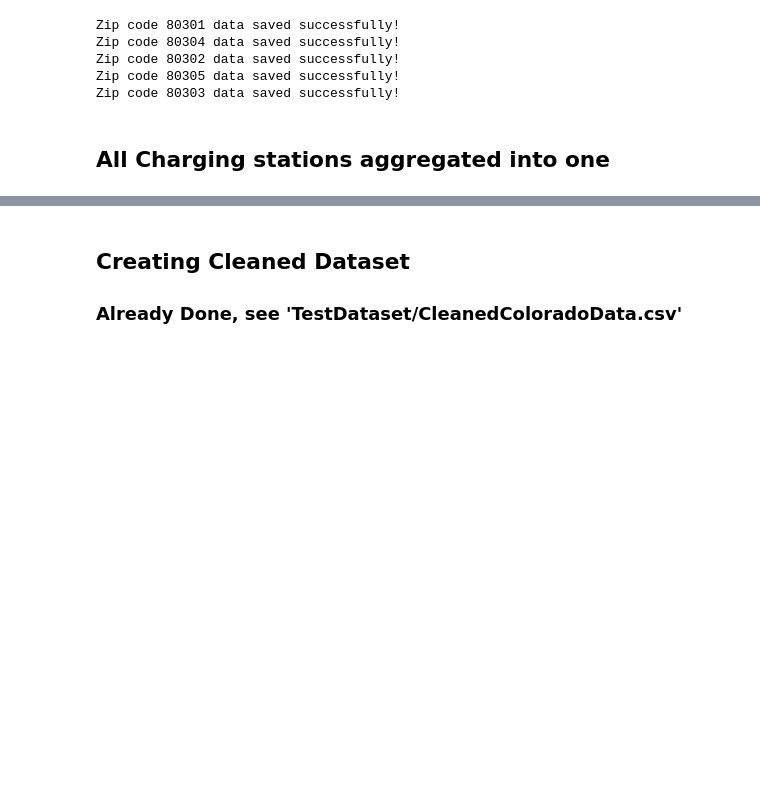
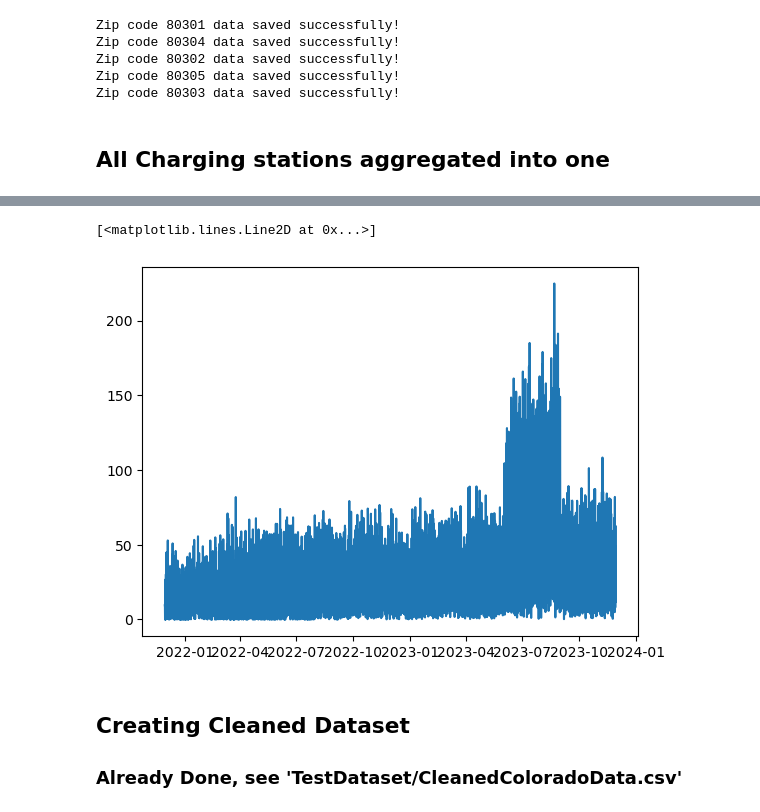
Before and after one commit to sebxGit/P10, a Jupyter notebook: Colorado/Preprocessing/PreprocessingFinal.ipynb, the cells around one changed output, grey strips where cells are left out. Drawn from its saved outputs; the diff is of its cells as text; code cells hidden in the pictures; blank space fills up the shorter version.

```diff
--- a/Colorado/Preprocessing/PreprocessingFinal.ipynb
+++ b/Colorado/Preprocessing/PreprocessingFinal.ipynb
@@ -346,7 +346,7 @@ def filter_data(start_date, end_date, data):
 
 
 # Define the start and end dates
-start_date = pd.to_datetime('2022-11-30')
+start_date = pd.to_datetime('2021-11-30')
 end_date = pd.to_datetime('2023-11-30')
 
 # Load the data
@@ -386,5 +386,12 @@ final_df.to_csv('TestDataset/final_df.csv')
 
 [24 rows x 22 columns]
+# %%
+# plot the the consumption for the dataset
+import matplotlib.pyplot as plt
+plt.plot(final_df.index, final_df['Energy_Consumption'], label='Energy Consumption')
+# %% [output]
+[<matplotlib.lines.Line2D at 0x...>]
+[figure, added]
 # %% [markdown]
 ## Creating Cleaned Dataset
 ### Already Done, see 'TestDataset/CleanedColoradoData.csv'
```
Also changed, not shown: parts of 1 cell of this notebook, 6 other files.
